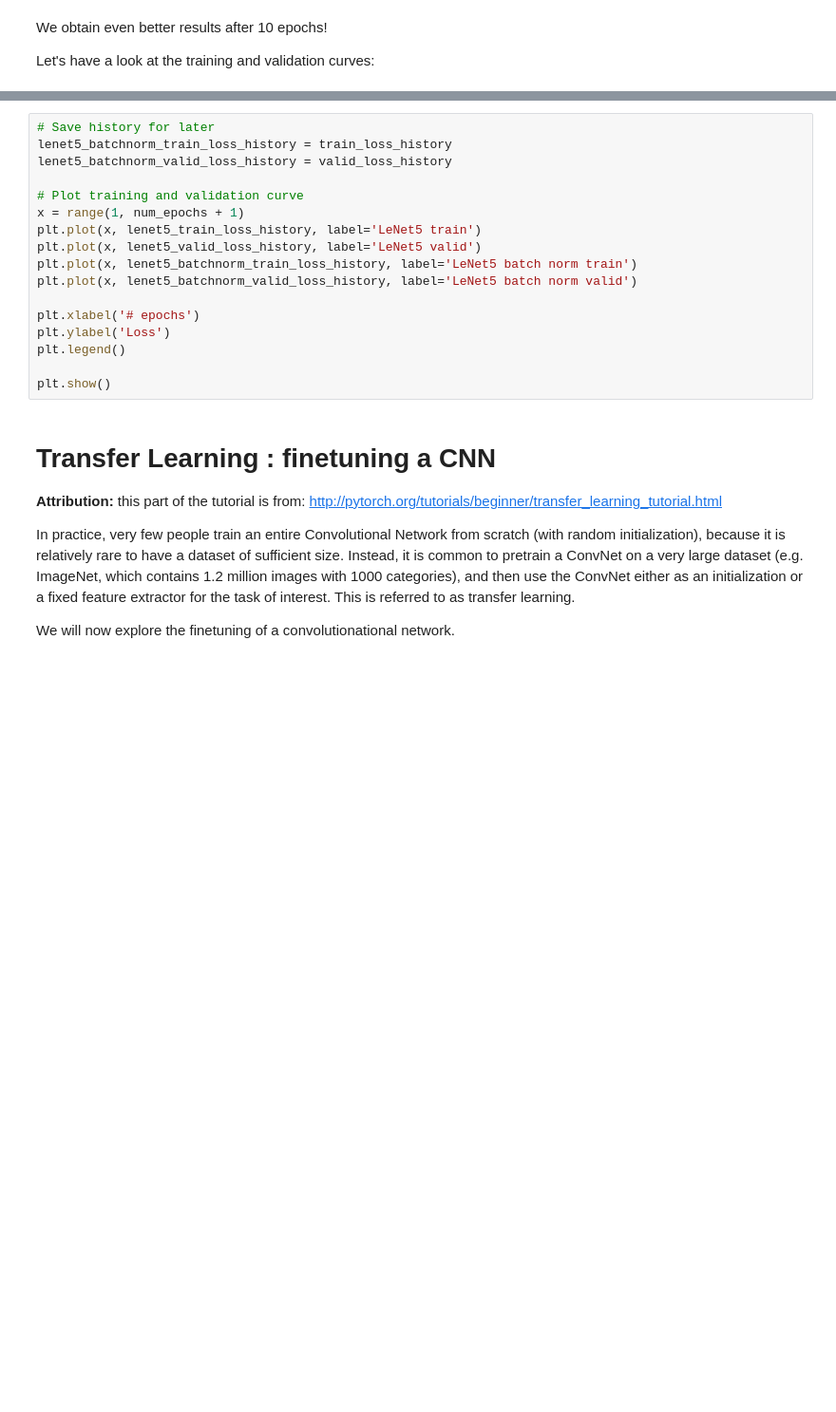
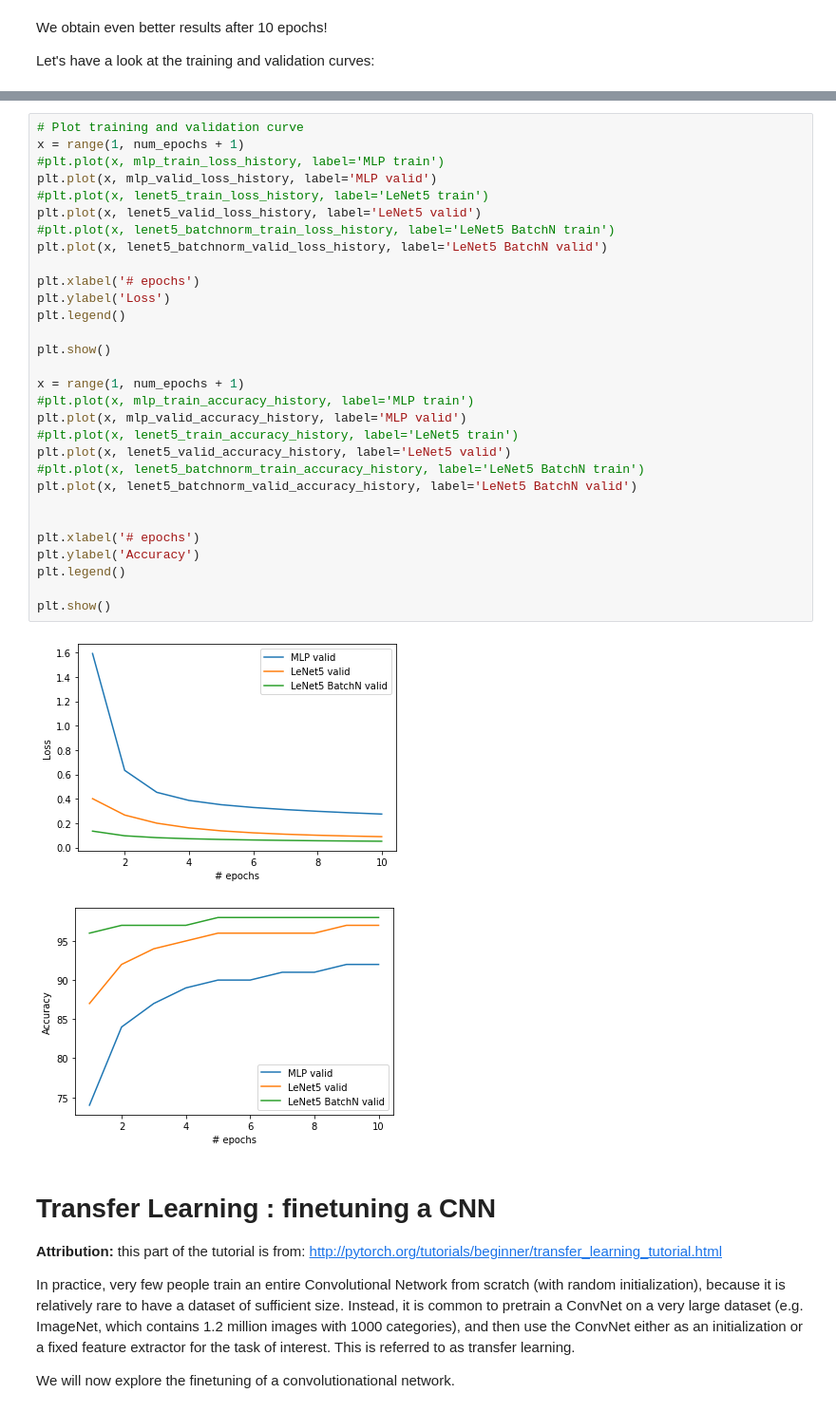
Before and after one commit to cic4k/IVADO_DL, a Jupyter notebook: tutorial_3_cnn_exercise.ipynb, the cells around one changed output, grey strips where cells are left out. Shown at 95% size. Saved outputs shown, nothing was run; the diff lists cells and outputs as text; blank space fills up the shorter version.

```diff
--- a/tutorial_3_cnn_exercise.ipynb
+++ b/tutorial_3_cnn_exercise.ipynb
@@ -1045,20 +1285,36 @@ Let's have a look at the training and validation curves:
 # %%
-# Save history for later
-lenet5_batchnorm_train_loss_history = train_loss_history
-lenet5_batchnorm_valid_loss_history = valid_loss_history
-
 # Plot training and validation curve
 x = range(1, num_epochs + 1)
-plt.plot(x, lenet5_train_loss_history, label='LeNet5 train')
+#plt.plot(x, mlp_train_loss_history, label='MLP train')
+plt.plot(x, mlp_valid_loss_history, label='MLP valid')
+#plt.plot(x, lenet5_train_loss_history, label='LeNet5 train')
 plt.plot(x, lenet5_valid_loss_history, label='LeNet5 valid')
-plt.plot(x, lenet5_batchnorm_train_loss_history, label='LeNet5 batch norm train')
-plt.plot(x, lenet5_batchnorm_valid_loss_history, label='LeNet5 batch norm valid')
+#plt.plot(x, lenet5_batchnorm_train_loss_history, label='LeNet5 BatchN train')
+plt.plot(x, lenet5_batchnorm_valid_loss_history, label='LeNet5 BatchN valid')
 
 plt.xlabel('# epochs')
 plt.ylabel('Loss')
 plt.legend()
 
 plt.show()
+
+x = range(1, num_epochs + 1)
+#plt.plot(x, mlp_train_accuracy_history, label='MLP train')
+plt.plot(x, mlp_valid_accuracy_history, label='MLP valid')
+#plt.plot(x, lenet5_train_accuracy_history, label='LeNet5 train')
+plt.plot(x, lenet5_valid_accuracy_history, label='LeNet5 valid')
+#plt.plot(x, lenet5_batchnorm_train_accuracy_history, label='LeNet5 BatchN train')
+plt.plot(x, lenet5_batchnorm_valid_accuracy_history, label='LeNet5 BatchN valid')
+
+
+plt.xlabel('# epochs')
+plt.ylabel('Accuracy')
+plt.legend()
+
+plt.show()
+# %% [output]
+[figure, added]
+[figure, added]
 # %% [markdown]
 # Transfer Learning : finetuning a CNN
 **Attribution:** this part of the tutorial is from: http://pytorch.org/tutorials/beginner/transfer_learning_tutorial.html
```
Also changed, not shown: parts of 29 cells of this notebook.
